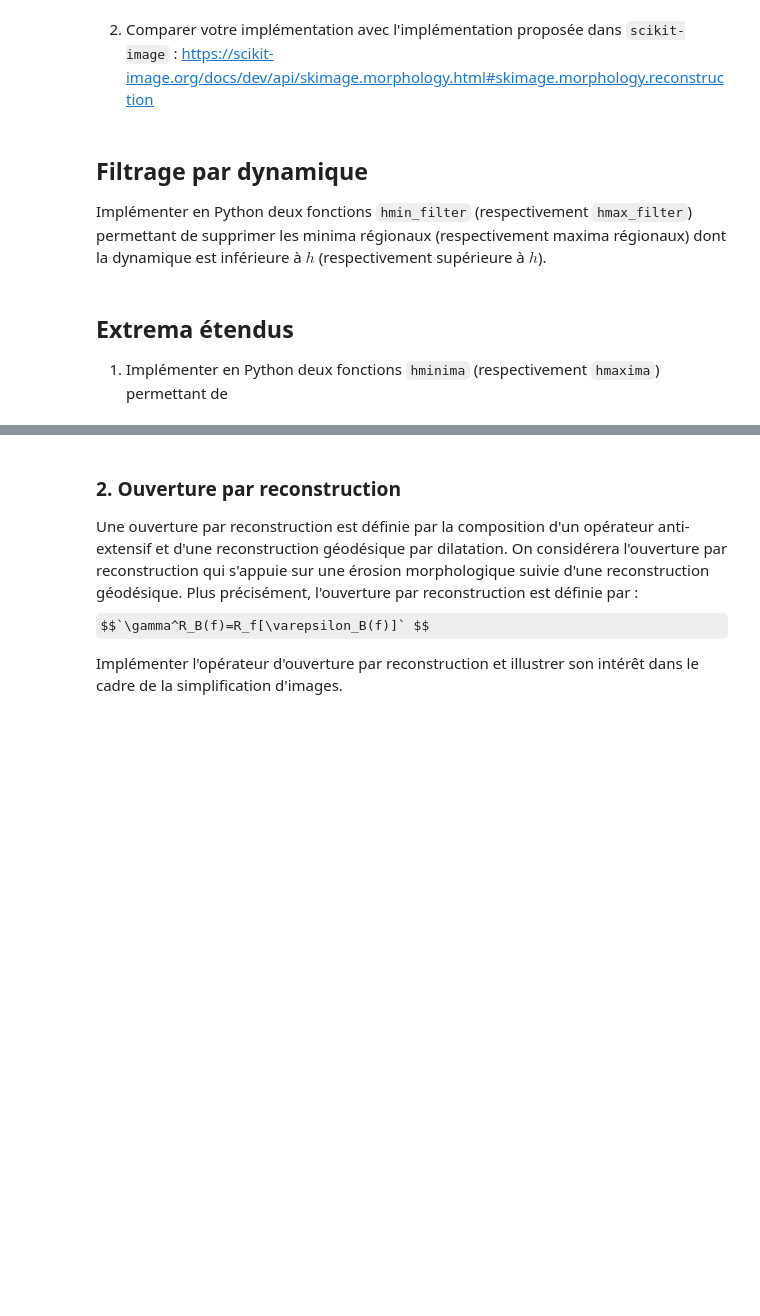
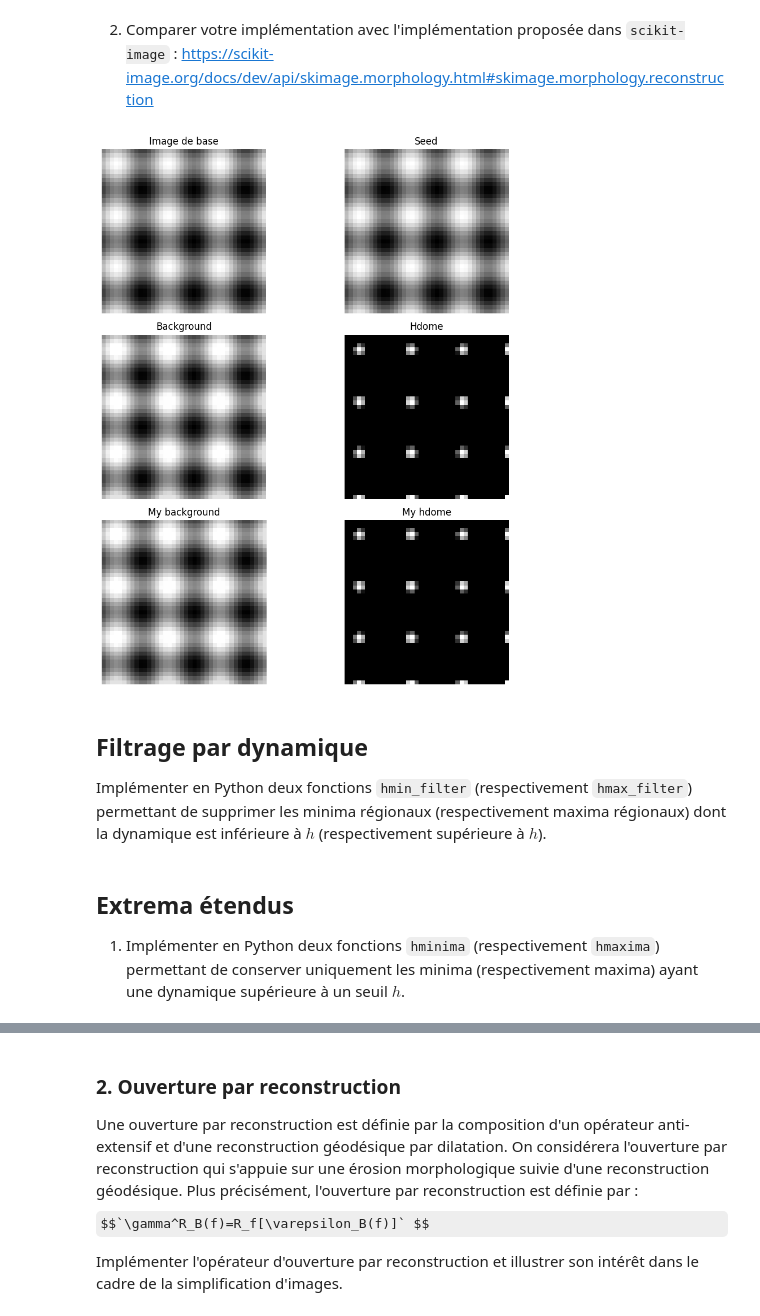
Before and after one commit to Neo-Purpinc/TraitementImageGeometrieDiscrete, a Jupyter notebook: tp4/tp4.ipynb, the cells around one changed output, grey strips where cells are left out. Cells and saved outputs as stored; diff of their text form; code cells hidden in the pictures; some formulas as TeX source; blank space fills up the shorter version.

```diff
--- a/tp4/tp4.ipynb
+++ b/tp4/tp4.ipynb
@@ -116,22 +95,3 @@ display(skimage.io.imread('pcb_gray.png', as_gray=True))
 1. Implémenter en Python l'opérateur de reconstruction géodésique.
 Vous pourrez vous appuyer sur l'algorithme décrit dans cet article :
 https://people.cmm.minesparis.psl.eu/users/marcoteg/cv/publi_pdf/MM_refs/Vincent/Vincent_Reconstruction_10.1.1.116.5241.pdf
-# %%
-
-def N_g_plus(J,i,j):
-    return voisins
-
-def N_g_moins(J,i,j):
-    return voisins
-
-def reconstruction_geodesique(marker,mask,method='dilation'):
-    # scan mask in raster order and let p be the current pixel
-    kernel = np.ones(shape=(2 + 1,) * 2, dtype=np.uint8)
-    while True:
-        expanded = skimage.morphology.dilation(marker, kernel)
-        np.bitwise_and(expanded, mask, out=expanded)
-
-        # Termination criterion: Expansion didn't change the image at all
-        if (marker == expanded).all():
-            return expanded
-        marker = expanded
@@ -138,37 +135,37 @@ def reconstruction_geodesique(marker,mask,method='dilation'):
 # %% [markdown]
 2. Comparer votre implémentation avec l'implémentation proposée dans `scikit-image` : https://scikit-image.org/docs/dev/api/skimage.morphology.html#skimage.morphology.reconstruction
 # %%
-x = np.linspace(0, 4 * np.pi)
-y_mask = np.cos(x)
-y_seed = y_mask.min() * np.ones_like(x)
-y_seed[0] = 0.5
-y_seed[-1] = 0
-y_rec = skimage.morphology.reconstruction(y_seed, y_mask)
 y, x = np.mgrid[:20:0.5, :20:0.5]
 bumps = np.sin(x) + np.sin(y)
 h = 0.3
 seed = bumps - h
 background = skimage.morphology.reconstruction(seed, bumps)
 hdome = bumps - background
-plt.figure(figsize=(10, 10))
-plt.subplot(221)
-plt.imshow(bumps, cmap='gray')
-plt.title('Image de base')
-plt.subplot(222)
-plt.imshow(seed, cmap='gray')
-plt.title('Seed')
-plt.subplot(223)
-plt.imshow(background, cmap='gray')
-plt.title('Background')
-plt.subplot(224)
-plt.imshow(hdome, cmap='gray')
-plt.title('H-dome')
-plt.tight_layout()
+my_background = reconstruction_geodesique(seed, bumps)
+my_hdome = bumps - my_background
+fig,ax = plt.subplots(3, 2, figsize=(10, 10))
+ax[0, 0].imshow(bumps, cmap='gray')
+ax[0, 0].set_title('Image de base')
+ax[0, 1].imshow(seed, cmap='gray')
+ax[0, 1].set_title('Seed')
+ax[1, 0].imshow(background, cmap='gray')
+ax[1, 0].set_title('Background')
+ax[1, 1].imshow(hdome, cmap='gray')
+ax[1, 1].set_title('Hdome')
+ax[2, 0].imshow(my_background, cmap='gray')
+ax[2, 0].set_title('My background')
+ax[2, 1].imshow(my_hdome, cmap='gray')
+ax[2, 1].set_title('My hdome')
+for cell in np.ndindex(ax.shape):
+    ax[cell].axis('off')
+fig.tight_layout()
 plt.show()
+# %% [output]
+[figure, added]
 # %% [markdown]
 ## Filtrage par dynamique
 
-Implémenter en Python deux fonctions `hmin_filter` (respectivement `hmax_filter`) permettant de supprimer les minima régionaux (respectivement maxima régionaux) dont la dynamique est inférieure à $`h`$ (respectivement supérieure à $`h`$).
+Implémenter en Python deux fonctions `hmin_filter` (respectivement `hmax_filter`) permettant de supprimer les minima régionaux (respectivement maxima régionaux) dont la dynamique est inférieure à $h$ (respectivement supérieure à $h$).
 # %%
 def hmin_filter(img, h):
     return skimage.morphology.reconstruction(img + h, img, "erosion")
@@ -178,6 +175,6 @@ def hmax_filter(img,h):
 # %% [markdown]
 ## Extrema étendus
 
-1. Implémenter en Python deux fonctions `hminima` (respectivement `hmaxima`) permettant de
+1. Implémenter en Python deux fonctions `hminima` (respectivement `hmaxima`) permettant de conserver uniquement les minima (respectivement maxima) ayant une dynamique supérieure à un seuil $h$.
 # %%
 def hminima(img,depth):
```
Also changed, not shown: parts of 11 cells of this notebook, 7 other files.
